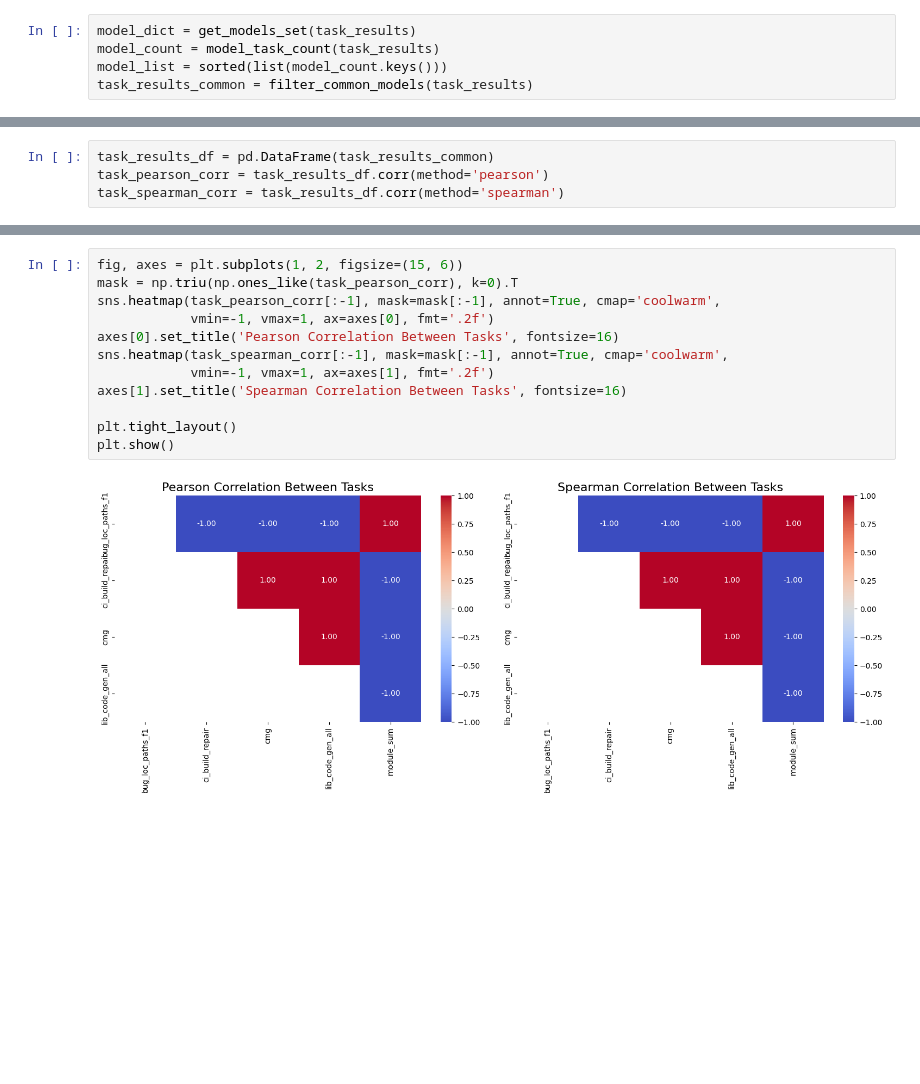
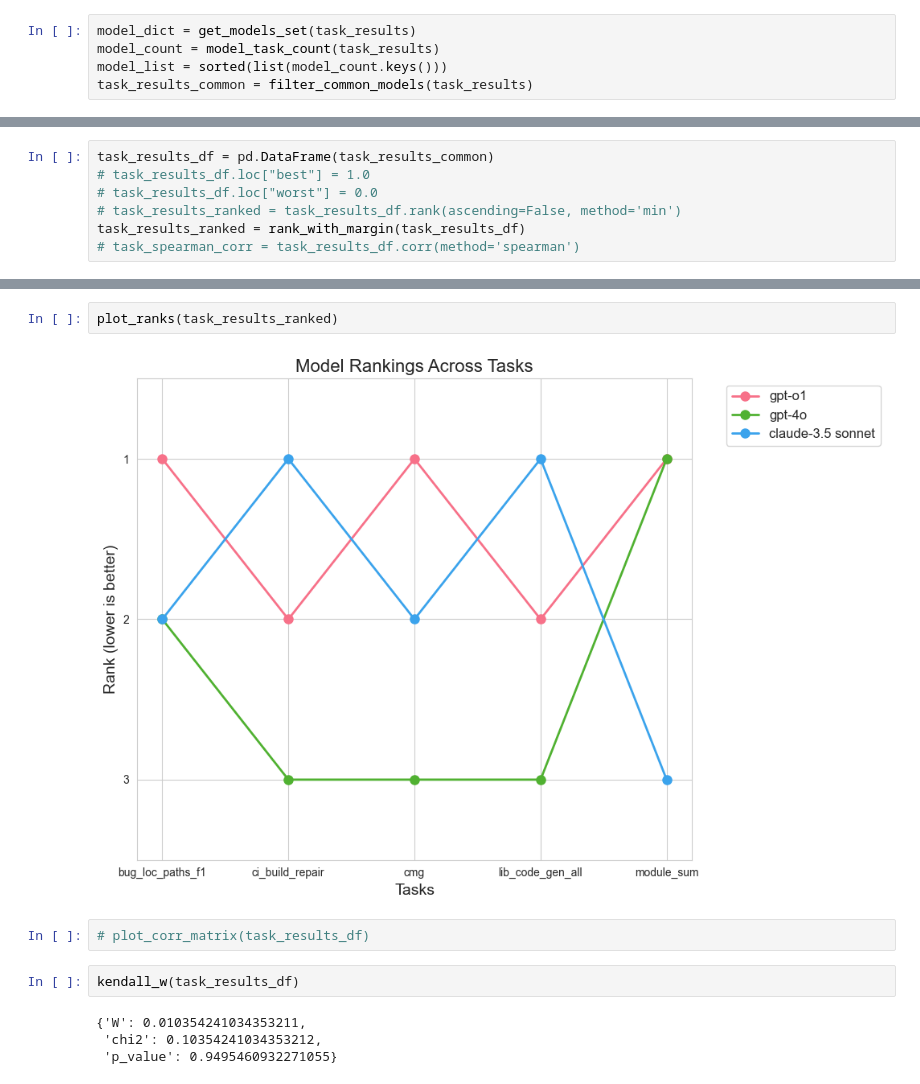
Before and after one commit to galtimur/various, a Jupyter notebook: lca_analysis/lca_corr_analysis.ipynb, the cells around one changed output, grey strips where cells are left out. Saved outputs shown, nothing was run; the diff lists cells and outputs as text; blank space fills up the shorter version.

Commit message:
Refactored. Moved plotting and analysys scripts to a separate file.

```diff
--- a/lca_analysis/lca_corr_analysis.ipynb
+++ b/lca_analysis/lca_corr_analysis.ipynb
@@ -93,4 +36,7 @@ if False:
 # %%
 task_results_df = pd.DataFrame(task_results_common)
-task_pearson_corr = task_results_df.corr(method='pearson')
-task_spearman_corr = task_results_df.corr(method='spearman')
+# task_results_df.loc["best"] = 1.0
+# task_results_df.loc["worst"] = 0.0
+# task_results_ranked = task_results_df.rank(ascending=False, method='min')
+task_results_ranked = rank_with_margin(task_results_df)
+# task_spearman_corr = task_results_df.corr(method='spearman')
@@ -97,14 +56,12 @@ task_spearman_corr = task_results_df.corr(method='spearman')
+# %%
+plot_ranks(task_results_ranked)
+# %% [output]
+[figure, added]
 # %%
-fig, axes = plt.subplots(1, 2, figsize=(15, 6))
-mask = np.triu(np.ones_like(task_pearson_corr), k=0).T
-sns.heatmap(task_pearson_corr[:-1], mask=mask[:-1], annot=True, cmap='coolwarm',
-            vmin=-1, vmax=1, ax=axes[0], fmt='.2f')
-axes[0].set_title('Pearson Correlation Between Tasks', fontsize=16)
-sns.heatmap(task_spearman_corr[:-1], mask=mask[:-1], annot=True, cmap='coolwarm',
-            vmin=-1, vmax=1, ax=axes[1], fmt='.2f')
-axes[1].set_title('Spearman Correlation Between Tasks', fontsize=16)
-
-plt.tight_layout()
-plt.show()
+# plot_corr_matrix(task_results_df)
-# %% [output]
-[figure, removed]
+# %%
+kendall_w(task_results_df)
+# %% [output]
+{'W': 0.010354241034353211,
+ 'chi2': 0.10354241034353212,
+ 'p_value': 0.9495460932271055}
```
Also changed, not shown: parts of 7 cells of this notebook, 4 other files.
